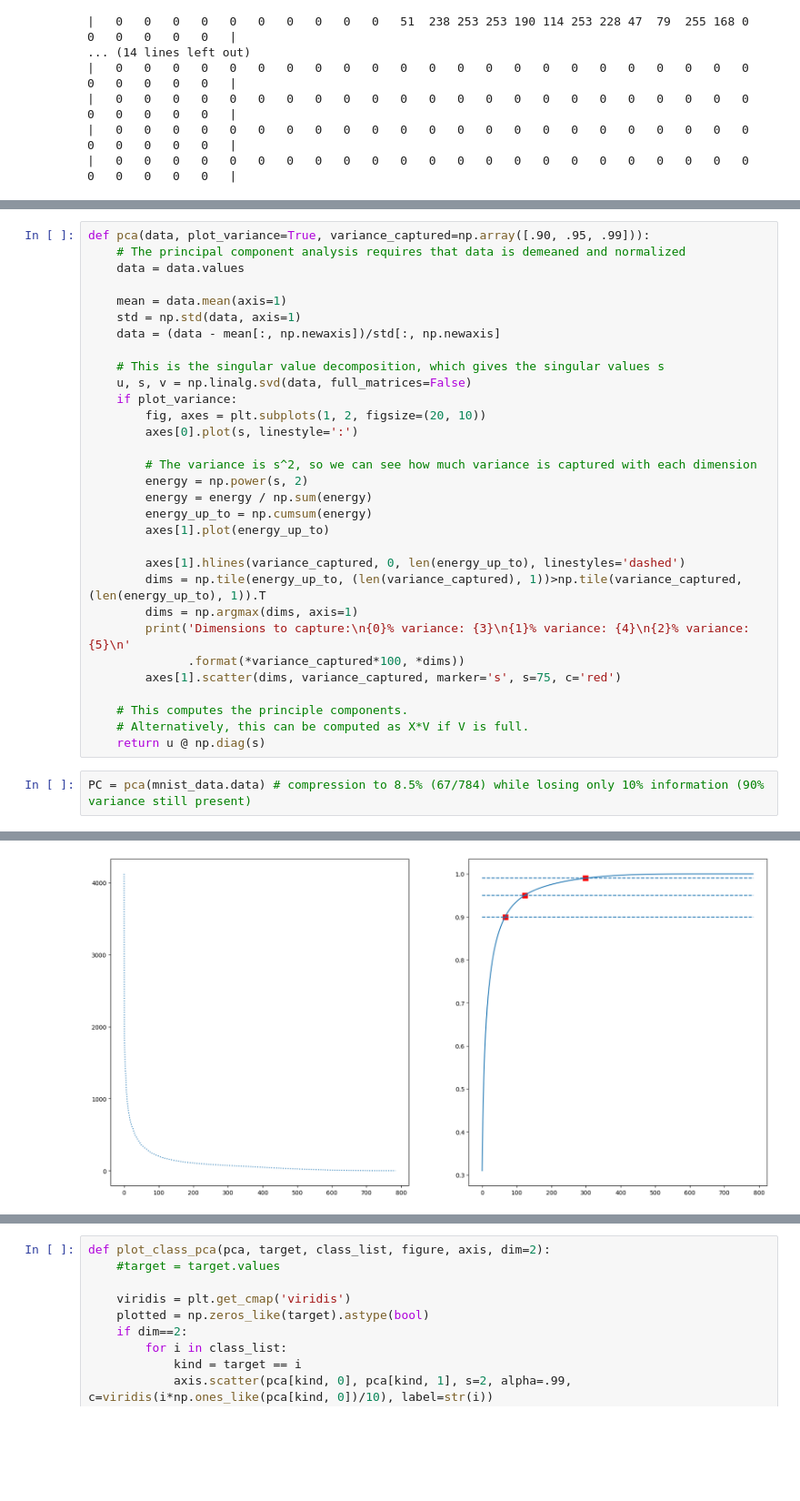
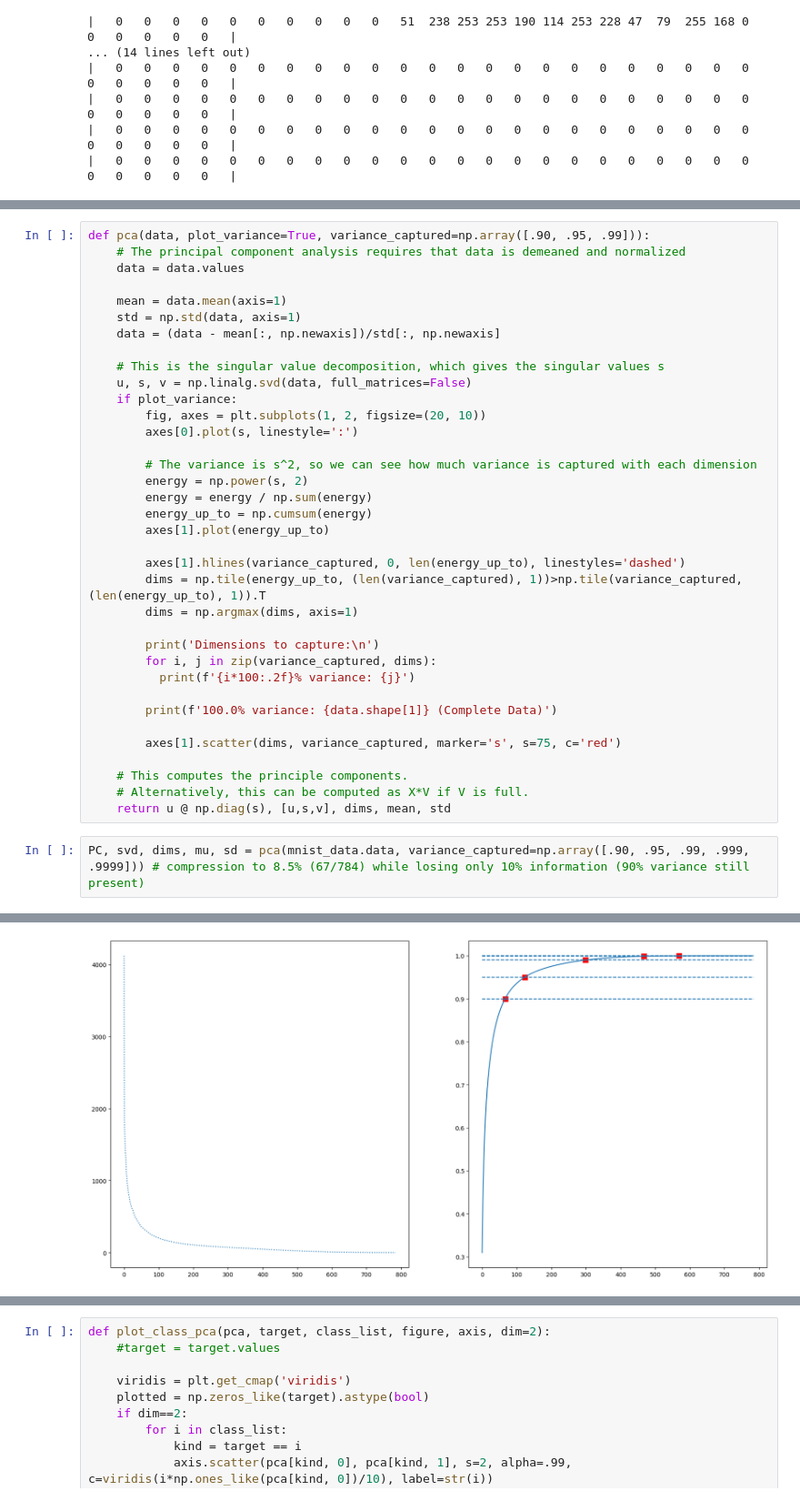
Before and after one commit to dderaad/math-for-ml, a Jupyter notebook: curriculum-2/JNJ_ML_2_High_Dimensional.ipynb, the cells around one changed output, grey strips where cells are left out. Shown at 91% size. Drawn from its saved outputs; the diff is of its cells as text; blank space fills up the shorter version.

Commit message:
Updated with compression material

```diff
--- a/curriculum-2/JNJ_ML_2_High_Dimensional.ipynb
+++ b/curriculum-2/JNJ_ML_2_High_Dimensional.ipynb
@@ -116,14 +116,19 @@ def pca(data, plot_variance=True, variance_captured=np.array([.90, .95, .99])):
         axes[1].hlines(variance_captured, 0, len(energy_up_to), linestyles='dashed')
         dims = np.tile(energy_up_to, (len(variance_captured), 1))>np.tile(variance_captured, (len(energy_up_to), 1)).T
         dims = np.argmax(dims, axis=1)
-        print('Dimensions to capture:\n{0}% variance: {3}\n{1}% variance: {4}\n{2}% variance: {5}\n'
-              .format(*variance_captured*100, *dims))
+
+        print('Dimensions to capture:\n')
+        for i, j in zip(variance_captured, dims):
+          print(f'{i*100:.2f}% variance: {j}')
+
+        print(f'100.0% variance: {data.shape[1]} (Complete Data)')
+
         axes[1].scatter(dims, variance_captured, marker='s', s=75, c='red')
 
     # This computes the principle components.
     # Alternatively, this can be computed as X*V if V is full.
-    return u @ np.diag(s)
+    return u @ np.diag(s), [u,s,v], dims, mean, std
 # %%
-PC = pca(mnist_data.data) # compression to 8.5% (67/784) while losing only 10% information (90% variance still present)
+PC, svd, dims, mu, sd = pca(mnist_data.data, variance_captured=np.array([.90, .95, .99, .999, .9999])) # compression to 8.5% (67/784) while losing only 10% information (90% variance still present)
 # %% [output]
 Dimensions to capture:
@@ -133 +142 @@ Dimensions to capture:
-[figure, old version]
+[figure, new version]
```
Also changed, not shown: parts of 6 cells of this notebook.
